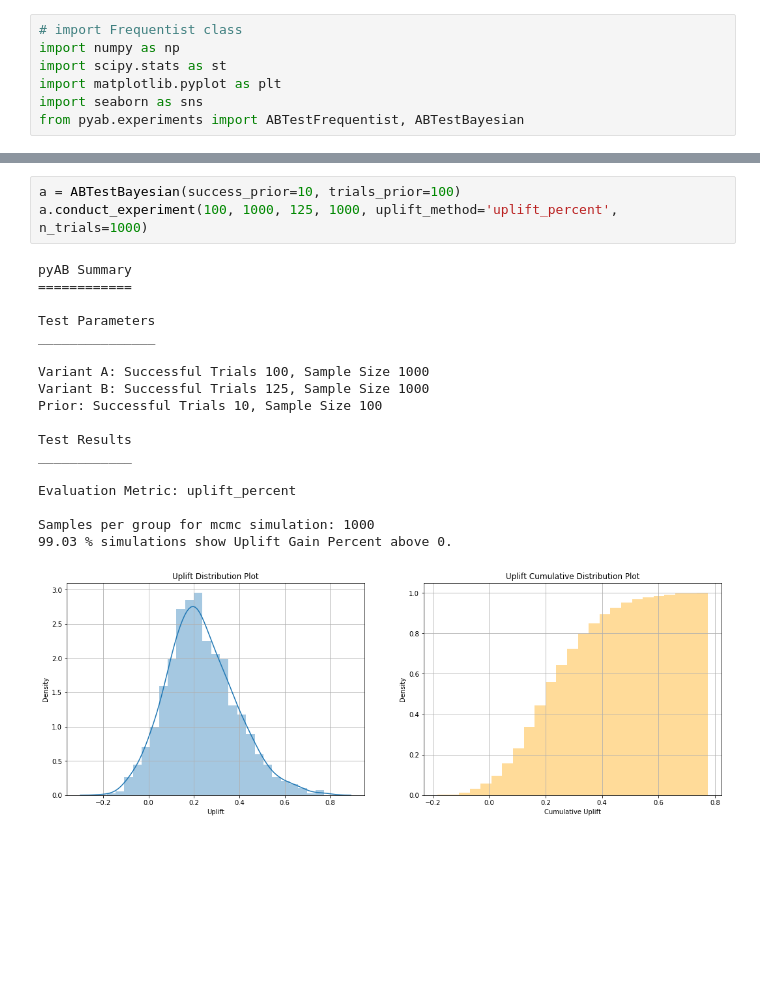
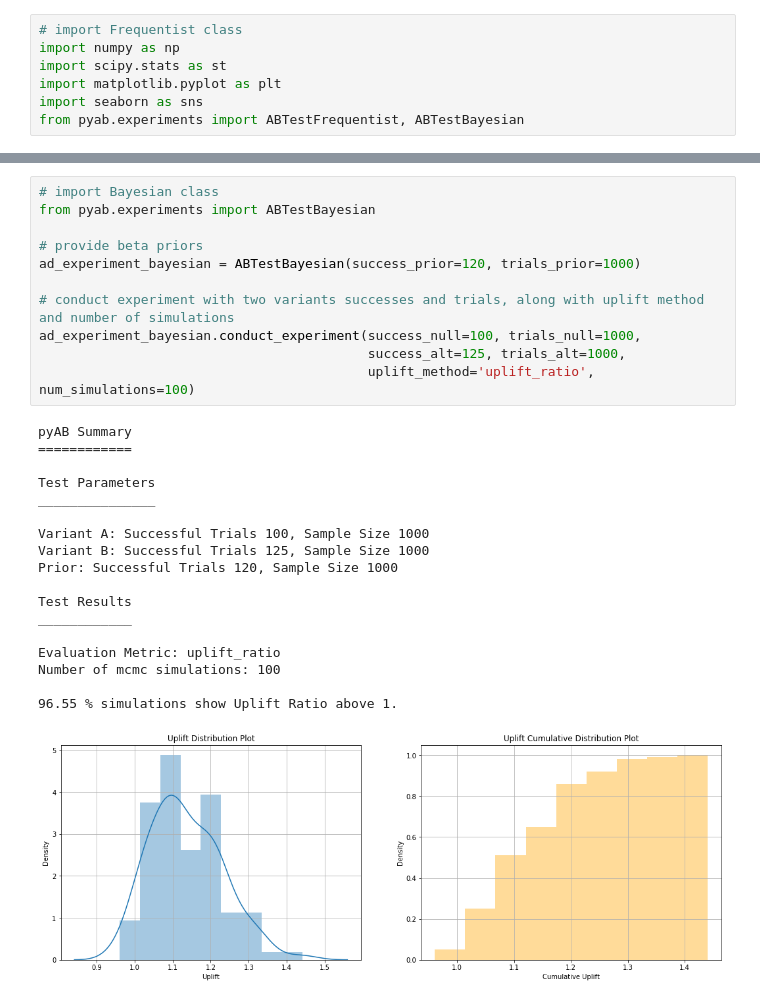
Before and after one commit to AdiVarma27/pyAB, a Jupyter notebook: Example.ipynb, the cells around one changed output, grey strips where cells are left out. Saved outputs shown, nothing was run; the diff lists cells and outputs as text; blank space fills up the shorter version.

```diff
--- a/Example.ipynb
+++ b/Example.ipynb
@@ -35,23 +38,31 @@ Power: 0.549
 [figure]
-# %%
-a = ABTestBayesian(success_prior=10, trials_prior=100)
-a.conduct_experiment(100, 1000, 125, 1000, uplift_method='uplift_percent', n_trials=1000)
-# %% [output]
-pyAB Summary
-============
-
-Test Parameters
-_______________
-
-Variant A: Successful Trials 100, Sample Size 1000
-Variant B: Successful Trials 125, Sample Size 1000
-Prior: Successful Trials 10, Sample Size 100
-
-Test Results
-____________
-
-Evaluation Metric: uplift_percent
-
-Samples per group for mcmc simulation: 1000
-99.03 % simulations show Uplift Gain Percent above 0.
-[figure, removed]
+# %%
+# import Bayesian class
+from pyab.experiments import ABTestBayesian
+
+# provide beta priors
+ad_experiment_bayesian = ABTestBayesian(success_prior=120, trials_prior=1000)
+
+# conduct experiment with two variants successes and trials, along with uplift method and number of simulations
+ad_experiment_bayesian.conduct_experiment(success_null=100, trials_null=1000,
+                                          success_alt=125, trials_alt=1000,
+                                          uplift_method='uplift_ratio', num_simulations=100)
+# %% [output]
+pyAB Summary
+============
+
+Test Parameters
+_______________
+
+Variant A: Successful Trials 100, Sample Size 1000
+Variant B: Successful Trials 125, Sample Size 1000
+Prior: Successful Trials 120, Sample Size 1000
+
+Test Results
+____________
+
+Evaluation Metric: uplift_ratio
+Number of mcmc simulations: 100
+
+96.55 % simulations show Uplift Ratio above 1.
+[figure, added]
```
Also changed, not shown: parts of 1 cell of this notebook, 2 other files.
